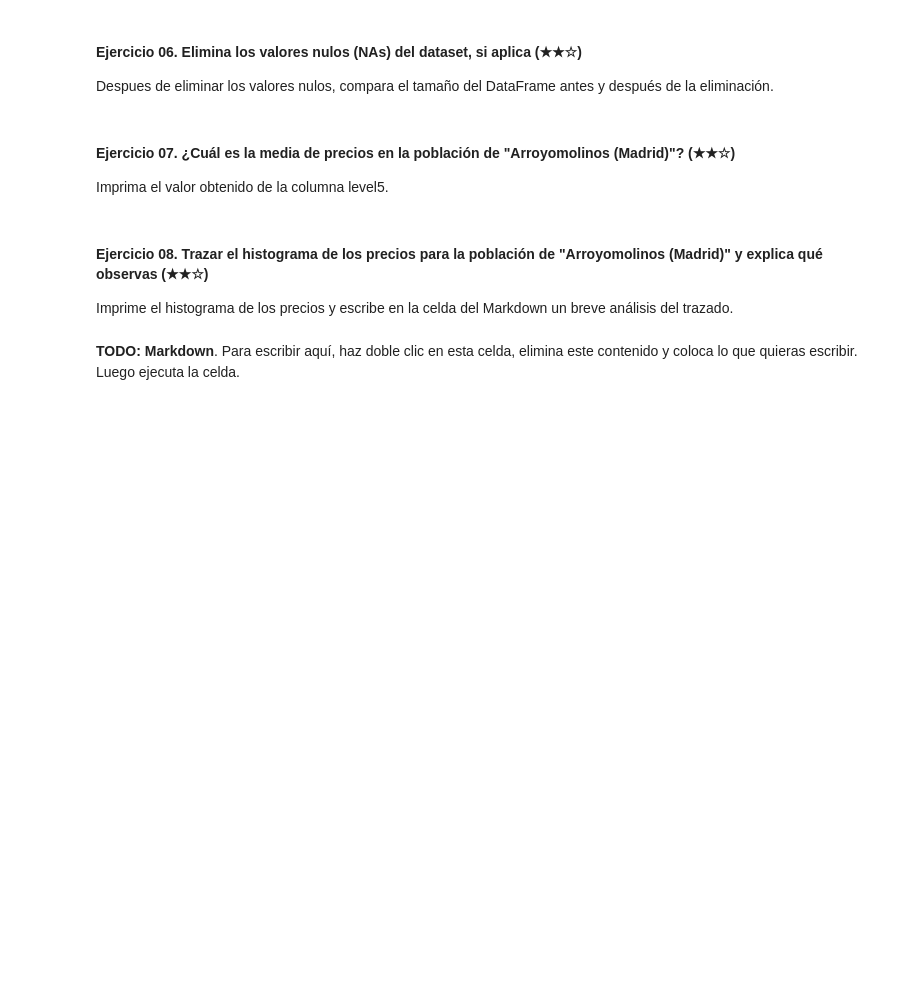
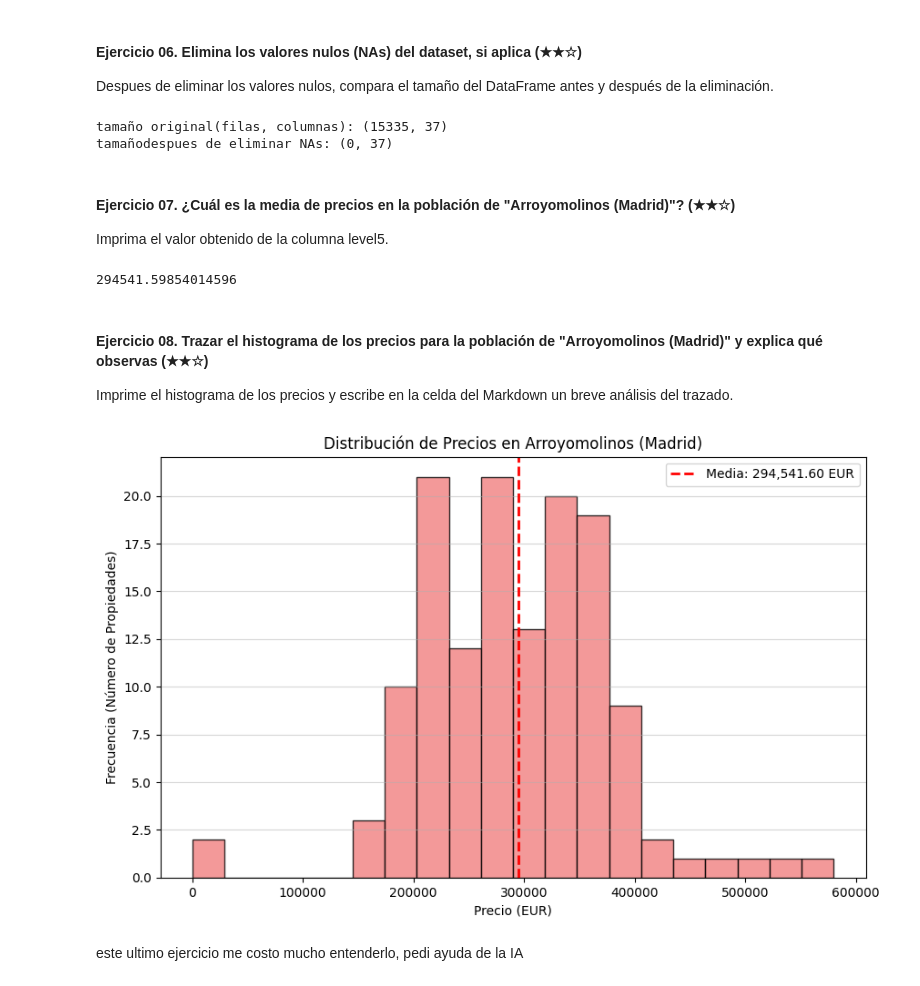
Before and after one commit to javiercriao5-creator/data-clean-up-pandas-for-beginners-project, a Jupyter notebook: project.es.ipynb, the cells around one changed output. Saved outputs shown, nothing was run; the diff lists cells and outputs as text; code cells hidden in the pictures; blank space fills up the shorter version.

Commit message:
primeros ejercicios de pandas

```diff
--- a/project.es.ipynb
+++ b/project.es.ipynb
@@ -133,12 +201,26 @@ Imprima un booleano (`True` o `False`) para verificar si hay valores nulos segui
 Despues de eliminar los valores nulos, compara el tamaño del DataFrame antes y después de la eliminación.
 # %%
 # TODO
+original_shape = ds.shape
+print("tamaño original(filas, columnas):", original_shape)
+ds_clean = ds.dropna()
+new_shape = ds_clean.shape
+print("tamañodespues de eliminar NAs:", new_shape)
+# %% [output]
+tamaño original(filas, columnas): (15335, 37)
+tamañodespues de eliminar NAs: (0, 37)
 # %% [markdown]
 #### Ejercicio 07. ¿Cuál es la media de precios en la población de "Arroyomolinos (Madrid)"? (★★☆)
 
 Imprima el valor obtenido de la columna level5.
 # %%
 # TODO
+arroyomolinos = ds["level5"] == "Arroyomolinos (Madrid)"
+ds_arroyomolinos = ds[arroyomolinos]
+mean_price = ds_arroyomolinos["price"].mean()
+print(mean_price)
+# %% [output]
+294541.59854014596
 # %% [markdown]
 #### Ejercicio 08. Trazar el histograma de los precios para la población de "Arroyomolinos (Madrid)" y explica qué observas (★★☆)
 
@@ -146,6 +228,43 @@ Imprime el histograma de los precios y escribe en la celda del Markdown un breve
 # %%
 import matplotlib.pyplot as plt
 
+# Definir la columna de ubicación y la población objetivo
+COLUMNA_UBICACION = "level5"
+POBLACION_OBJETIVO = "Arroyomolinos (Madrid)"
+COLUMNA_PRECIO = "price" # Basado en el Ejercicio 07. Si da error, usar 'Price'.
+
+# 1. SEGMENTAR LOS DATOS por la población
+df_arroyomolinos = ds[ds[COLUMNA_UBICACION] == POBLACION_OBJETIVO]
+
+# Verificar si hay datos antes de graficar (por si la población no existe)
+if df_arroyomolinos.empty:
+    print(f"Error: No se encontraron datos para la población '{POBLACION_OBJETIVO}' en la columna '{COLUMNA_UBICACION}'.")
+else:
+    precios_arroyomolinos = df_arroyomolinos[COLUMNA_PRECIO]
+    media_precio = precios_arroyomolinos.mean()
+
+    # 2. CREACIÓN DEL HISTOGRAMA
+    plt.figure(figsize=(10, 6))
+
+    # bins=20 crea 20 barras. edgecolor='black' mejora la visibilidad.
+    plt.hist(precios_arroyomolinos, bins=20, edgecolor='black', color='lightcoral', alpha=0.8)
+
+    # 3. CONFIGURACIÓN DEL GRÁFICO
+    plt.title(f'Distribución de Precios en {POBLACION_OBJETIVO}')
+    plt.xlabel('Precio (EUR)')
+    plt.ylabel('Frecuencia (Número de Propiedades)')
+
+    # Añadir una línea vertical en la media (vista en Ejercicio 07)
+    plt.axvline(media_precio, color='red', linestyle='dashed', linewidth=2,
+                label=f"Media: {media_precio:,.2f} EUR")
+
+    plt.legend()
+    plt.grid(axis='y', alpha=0.5)
+
+    # 4. IMPRIMIR EL GRÁFICO
+    plt.show()
 # Trazar el histograma de precios
+# %% [output]
+[figure, added]
 # %% [markdown]
-**TODO: Markdown**. Para escribir aquí, haz doble clic en esta celda, elimina este contenido y coloca lo que quieras escribir. Luego ejecuta la celda.
+este ultimo ejercicio me costo mucho entenderlo, pedi ayuda de la IA
```
Also changed, not shown: parts of 9 cells of this notebook.
